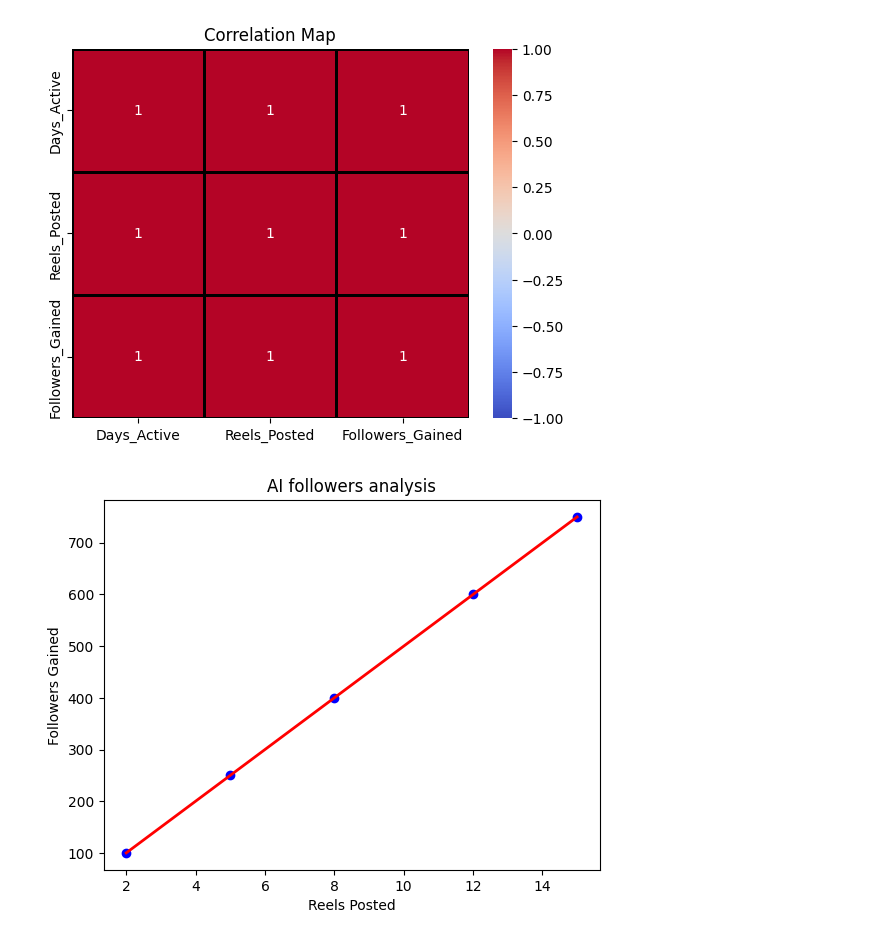
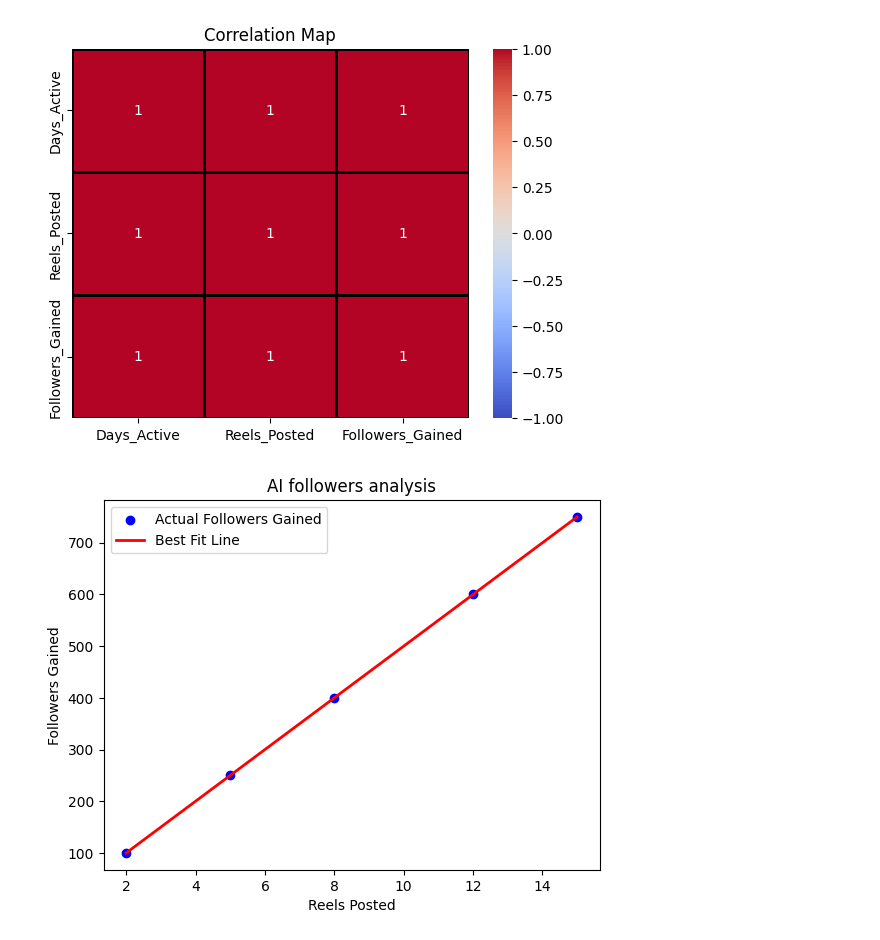
Before and after one commit to nioomeee/ML-sprint, a Jupyter notebook: revision3.ipynb, the cells around one changed output. Saved outputs shown, nothing was run; the diff lists cells and outputs as text; code cells hidden in the pictures.

Commit message:
Correlation Heatmaps, Simple Linear Regression, and Scatter Plots (with the Line of Best Fit)

```diff
--- a/revision3.ipynb
+++ b/revision3.ipynb
@@ -25,21 +25,22 @@ plt.show()
 # %%
 # Set your X to be Reels_Posted and your y to be Followers_Gained.
 X = df[['Reels_Posted']]
 y= df['Followers_Gained']
 
 # Train a LinearRegression() model on this data.
 model = LinearRegression()
 model.fit(X, y)
 
 # Draw a Scatter Plot showing the original data points (blue), and draw
 # the AI's Line of Best Fit right over it (red).
 plt.scatter(X, y, color='blue', label='Actual Followers Gained')
 
 predictions = model.predict(X)
 plt.plot(X, predictions, color="red", linewidth=2, label="Best Fit Line")
 plt.title("AI followers analysis")
 plt.xlabel("Reels Posted")
 plt.ylabel("Followers Gained")
+plt.legend()
 plt.show()
 # %% [output]
-[figure, old version]
+[figure, new version]
```
